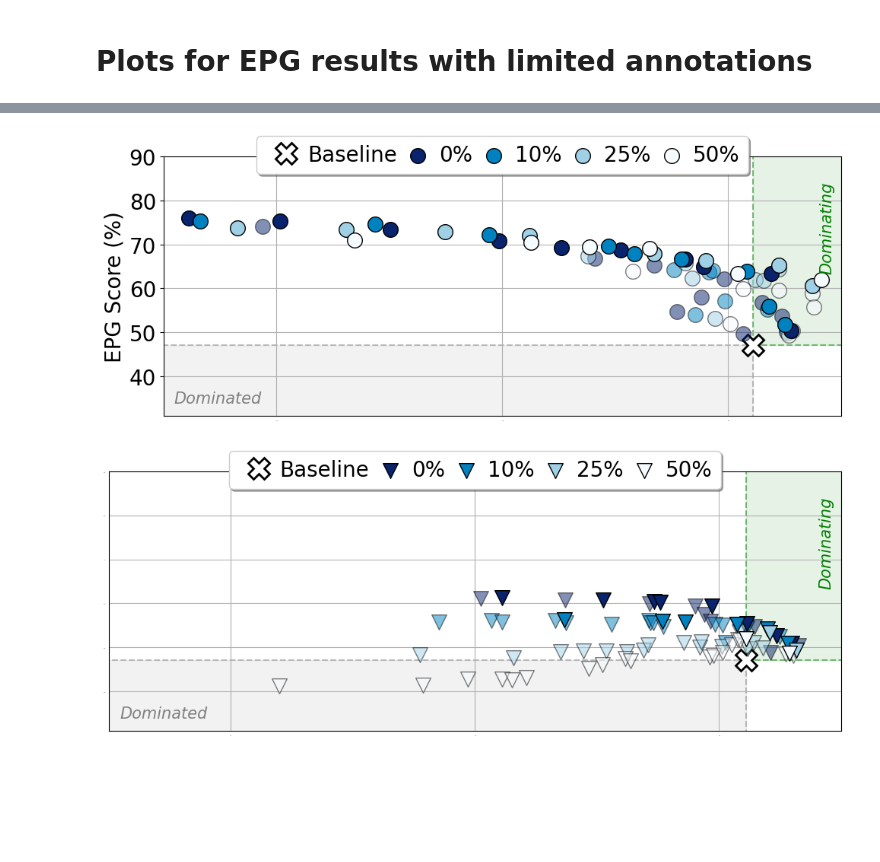
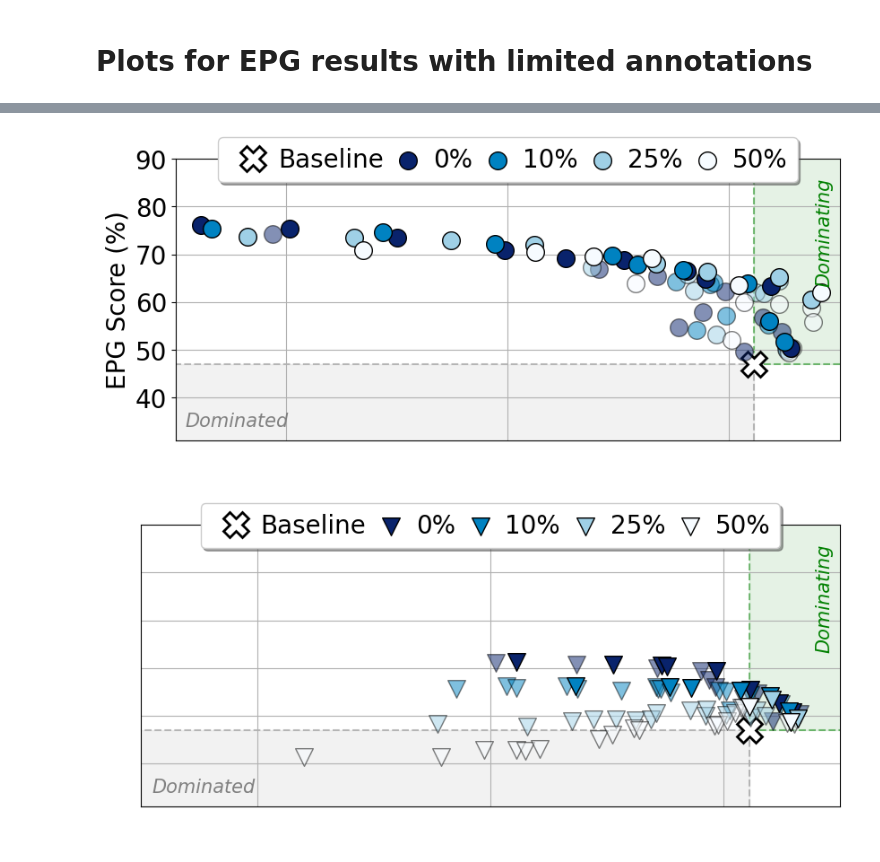
Before and after one commit to rensdebee/FACTifAI_2024_3, a Jupyter notebook: visualisations.ipynb, the cells around one changed output, grey strips where cells are left out. Drawn from its saved outputs; the diff is of its cells as text; code cells hidden in the pictures; blank space fills up the shorter version.

```diff
--- a/visualisations.ipynb
+++ b/visualisations.ipynb
@@ -1178,7 +1178,7 @@ def plot_pareto_curve_dilation(
 
     if not hide_x_ticks:
         ax.set_xlabel(x_label, fontsize=fontsize)
-        ax.tick_params(axis='x', labelsize=fontsize, length=0)
+        ax.tick_params(axis='x', labelsize=fontsize)
     else:
         # Hide x-axis tick labels
         ax.set_xlabel('')
@@ -1187,7 +1187,7 @@ def plot_pareto_curve_dilation(
 
     if not hide_y_ticks:
         ax.set_ylabel(y_label, fontsize=fontsize)
-        ax.tick_params(axis='y', labelsize=fontsize, length=0)
+        ax.tick_params(axis='y', labelsize=fontsize)
     else:
         # Hide y-axis tick labels
         ax.set_ylabel('')
@@ -1240,40 +1240,40 @@ plot_pareto_curve_dilation(
     x_label='F1 Score (%)',
     y_label='EPG Score (%)',
     save_path='./images/fig_10_voc2007_bcos_resnet50_dilation_loss_energy_f1_epg_pareto_curve.png',
-    figsize=(10, 4),
+    figsize=(8.5, 4),
     set_xlim = x_lim_range,
     set_ylim = y_lim_range,
     step_size_xticks=step_size_xticks,
     step_size_yticks=step_size_yticks,
     hide_x_ticks=True,
     hide_y_ticks=False,
     fontsize=20)
 
 plot_pareto_curve_dilation(
     baseline_data=data_dilation_f1_epg['bcos']['dil0']['baseline'],
     data_0=data_dilation_f1_epg['bcos']['dil0']['l1'],
     data_01=data_dilation_f1_epg['bcos']['dil0.1']['l1'],
     data_025=data_dilation_f1_epg['bcos']['dil0.25']['l1'],
     data_05=data_dilation_f1_epg['bcos']['dil0.5']['l1'],
     data_0_not_pareto=data_dilation_f1_epg['bcos']['dil0_not_pareto']['l1'],
     data_01_not_pareto=data_dilation_f1_epg['bcos']['dil0.1_not_pareto']['l1'],
     data_025_not_pareto=data_dilation_f1_epg['bcos']['dil0.25_not_pareto']['l1'],
     data_05_not_pareto=data_dilation_f1_epg['bcos']['dil0.5_not_pareto']['l1'],
     loss='L1',
     x_label='F1 Score (%)',
     y_label='EPG Score (%)',
     save_path='./images/fig_10_voc2007_bcos_resnet50_dilation_loss_l1_f1_epg_pareto_curve.png',
-    figsize=(10, 4),
+    figsize=(8.5, 4),
     set_xlim = x_lim_range,
     set_ylim = y_lim_range,
     step_size_xticks=step_size_xticks,
     step_size_yticks=step_size_yticks,
     hide_x_ticks=True,
     hide_y_ticks=True,
     fontsize=20)
 # %% [output]
-[figure, old version]
+[figure, new version]
-[figure, old version]
+[figure, new version]
 # %%
 root_folder = './p_c_dil'
 data_dilation_f1_epg = load_data_from_folders_with_npz_files_with_dilation(root_folder, metrics=('f_score', 'adapt_iou_score'))
```
Also changed, not shown: parts of 9 cells of this notebook, 25 other files.
